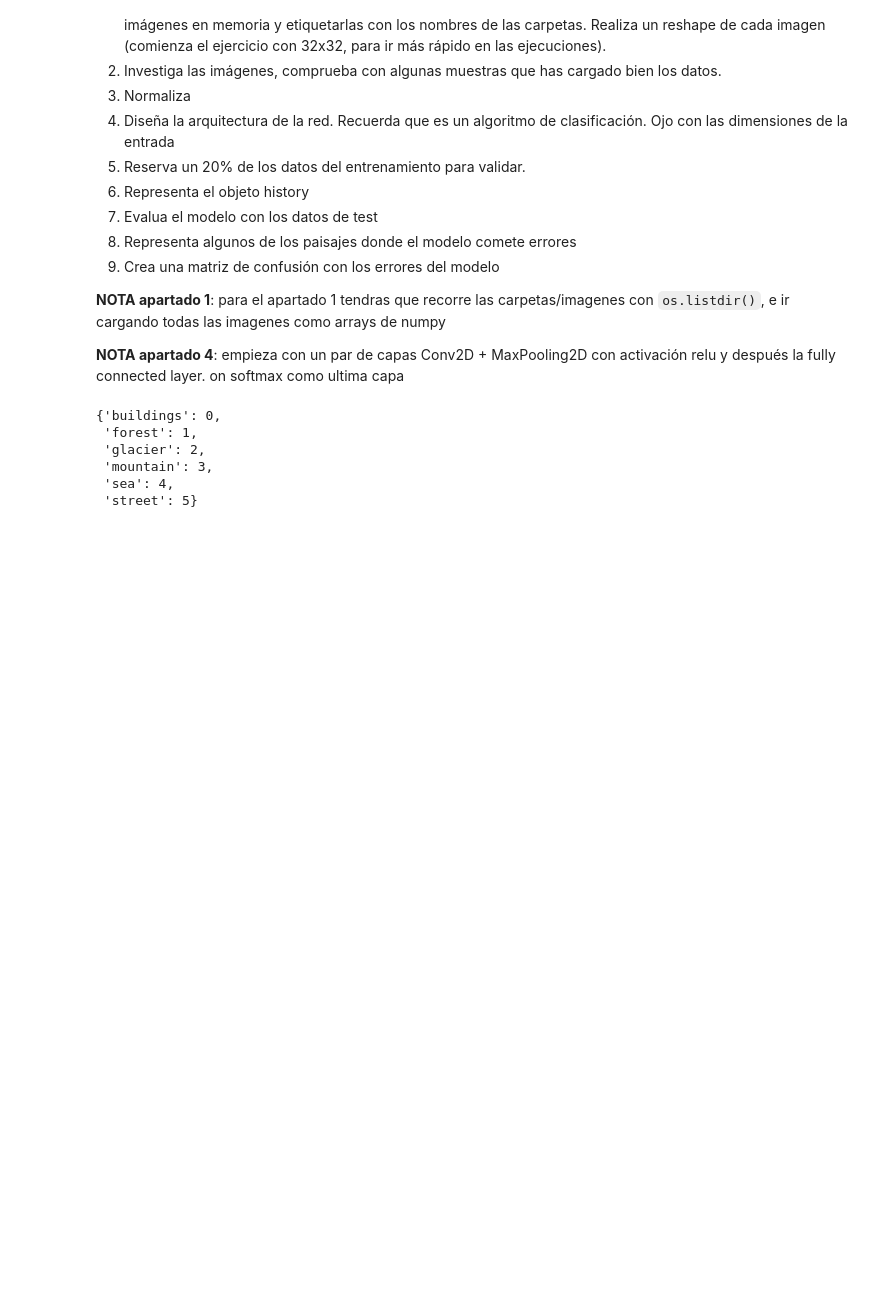
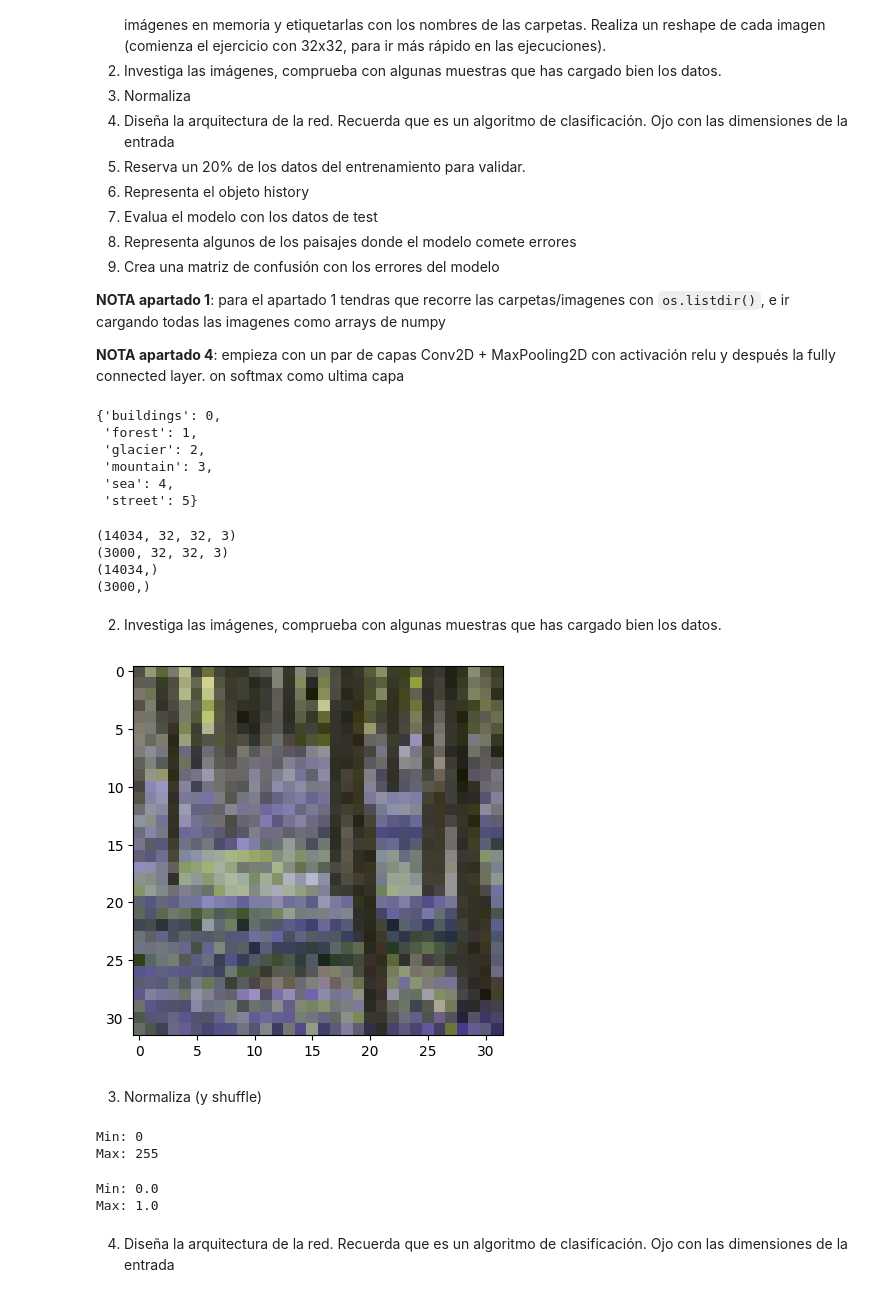
Before and after one commit to InigoLopez1999/2503_dsft_thebridge_inigolopez, a Jupyter notebook: 3-Machine_Learning/3-Deep_Learning/2-Redes_Convolucionales/ejercicios/Clasificador_paisajes.ipynb, the cells around one changed output. Saved outputs shown, nothing was run; the diff lists cells and outputs as text; code cells hidden in the pictures; blank space fills up the shorter version.

Commit message:
ejer dl clasificacion paisajes

```diff
--- a/3-Machine_Learning/3-Deep_Learning/2-Redes_Convolucionales/ejercicios/Clasificador_paisajes.ipynb
+++ b/3-Machine_Learning/3-Deep_Learning/2-Redes_Convolucionales/ejercicios/Clasificador_paisajes.ipynb
@@ -48,3 +40,7 @@ TEST_PATH = os.getcwd() + "\\data\\seg_test"
+# %%
+IMAGE_SIZE = (32,32)
+TRAIN_PATH = "C:\\Users\\inilo\\Downloads\\Datasets2503\\Datasets2503\\clasificador_paisajes" + "\\seg_train"
+TEST_PATH = "C:\\Users\\inilo\\Downloads\\Datasets2503\\Datasets2503\\clasificador_paisajes" + "\\seg_test"
 # %%
 def read_data(path, im_size):
     X = []
@@ -73,3 +69,10 @@ print(X_train.shape)
 print(X_test.shape)
 print(y_train.shape)
 print(y_test.shape)
+# %% [output]
+(14034, 32, 32, 3)
+(3000, 32, 32, 3)
+(14034,)
+(3000,)
+# %% [markdown]
+2. Investiga las imágenes, comprueba con algunas muestras que has cargado bien los datos.
@@ -75,0 +81,21 @@ print(y_test.shape)
+# %%
+plt.imshow(X_train[random.randint(0,len(X_train))]);
+# %% [output]
+[figure, added]
+# %% [markdown]
+3. Normaliza (y shuffle)
+# %%
+print("Min:", np.min(X_train))
+print("Max:", np.max(X_train))
+# %% [output]
+Min: 0
+Max: 255
+# %%
+X_train = X_train / 255.0
+X_test = X_test / 255.0
+
+print("Min:", np.min(X_train))
+print("Max:", np.max(X_train))
+# %% [output]
+Min: 0.0
+Max: 1.0
@@ -75,0 +105,2 @@ print(y_test.shape)
+# %% [markdown]
+4. Diseña la arquitectura de la red. Recuerda que es un algoritmo de clasificación. Ojo con las dimensiones de la entrada
```
Also changed, not shown: parts of 20 cells of this notebook.
